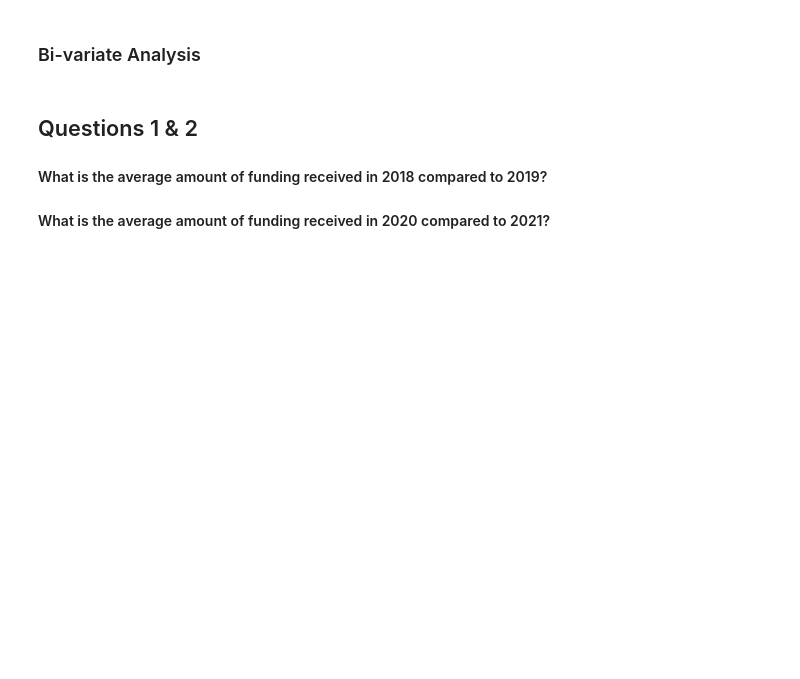
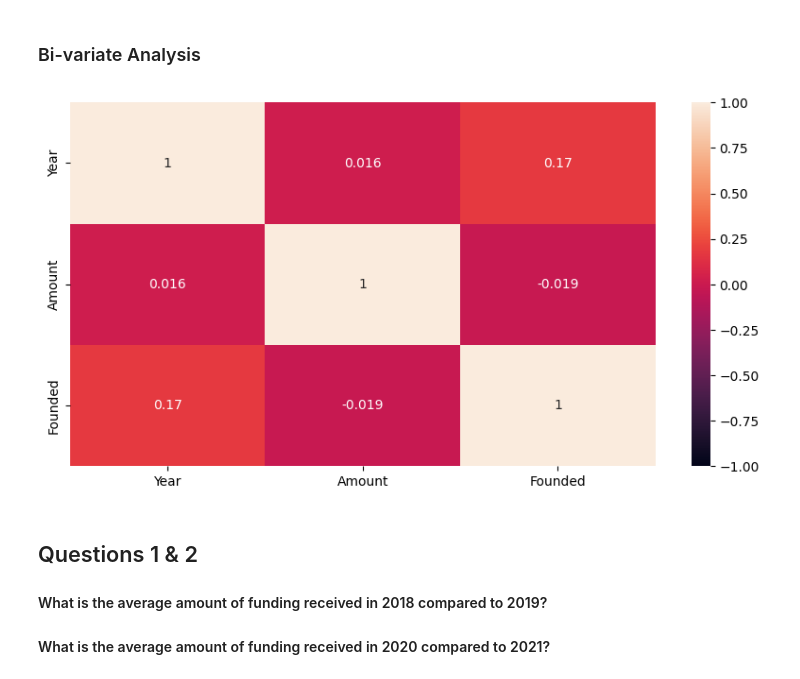
Before and after one commit to bamzyyyy/Indian--startup-funding-Analysis-from-2018-to-2021, a Jupyter notebook: LP1_Lawrencium _project 2.ipynb, the cells around one changed output. Drawn from its saved outputs; the diff is of its cells as text; code cells hidden in the pictures; blank space fills up the shorter version.

```diff
--- a/LP1_Lawrencium _project 2.ipynb
+++ b/LP1_Lawrencium _project 2.ipynb
@@ -2407,3 +2517,10 @@ df_no_outlier['Amount(10000)']=df_no_outlier['Amount']/10000
+# %%
+# plotting heatmap for numerical correlation
+plt.figure(figsize=(10, 5))
+sns.heatmap(num_cols.corr(), annot=True, vmin=-1, vmax=1)
+plt.show()
+# %% [output]
+[figure, added]
 # %% [markdown]
 ## Questions 1 & 2
 
```
Also changed, not shown: parts of 261 cells of this notebook.
